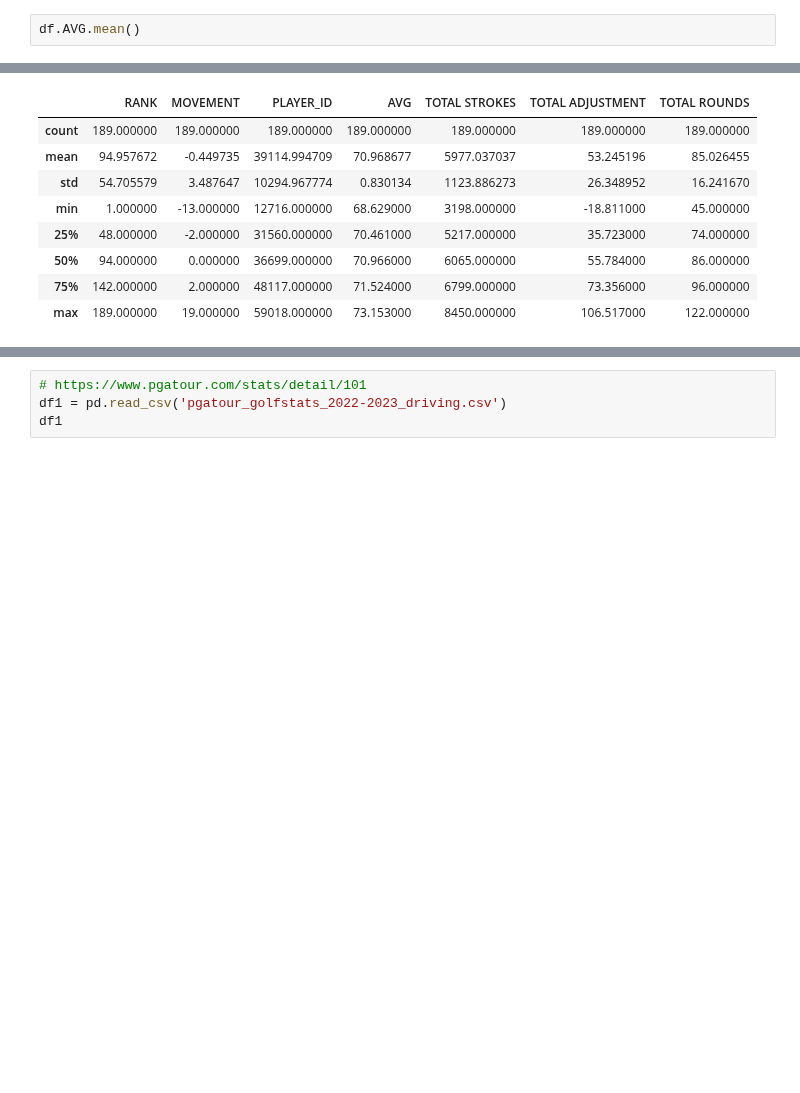
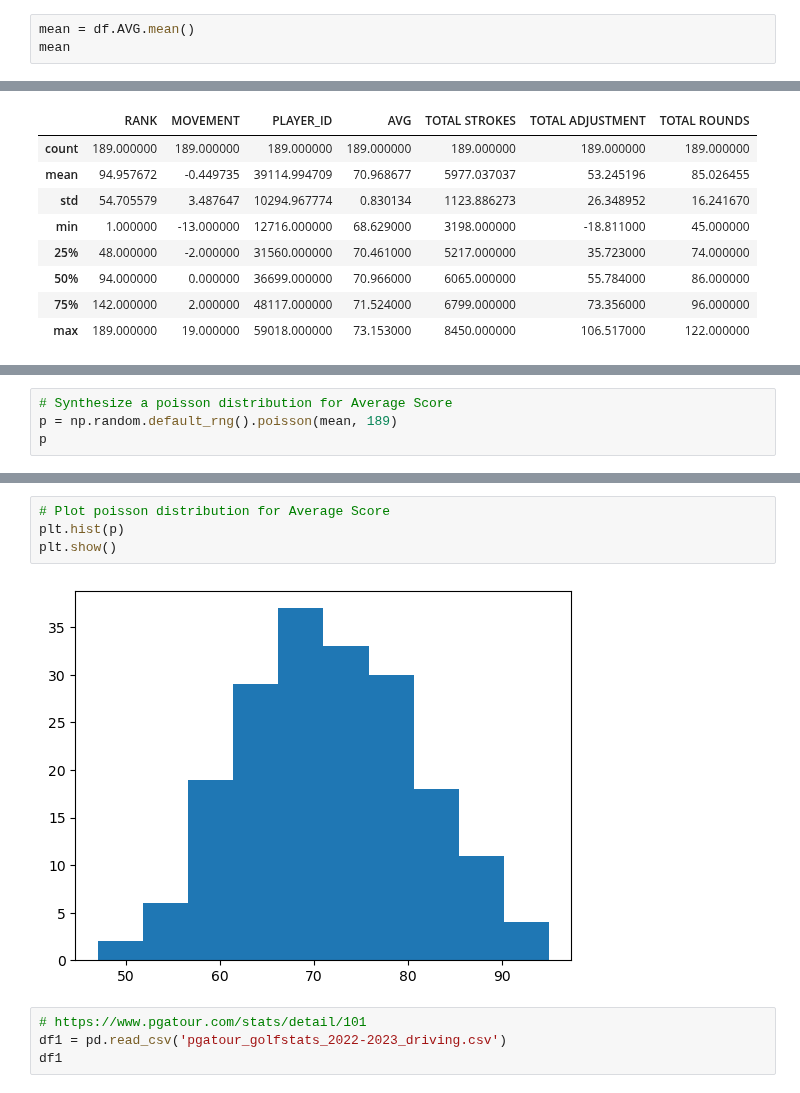
Before and after one commit to mickalleny2k/PfDA_Assignment, a Jupyter notebook: PfDA_Assignment.ipynb, the cells around one changed output, grey strips where cells are left out. Cells and saved outputs as stored; diff of their text form; blank space fills up the shorter version.

Commit message:
Synthesize poisson distribution and plot

```diff
--- a/PfDA_Assignment.ipynb
+++ b/PfDA_Assignment.ipynb
@@ -39,7 +55,8 @@ df.AVG.std()
 # %% [output]
 0.8301339718593281
 # %%
-df.AVG.mean()
+mean = df.AVG.mean()
+mean
 # %% [output]
 70.96867724867725
 # %%
@@ -97,0 +116,4 @@ plt.show()
+# %%
+# Synthesize a poisson distribution for Average Score
+p = np.random.default_rng().poisson(mean, 189)
+p
@@ -98,3 +133,9 @@ plt.show()
+# %%
+# Plot poisson distribution for Average Score
+plt.hist(p)
+plt.show()
+# %% [output]
+[figure, added]
 # %%
 # https://www.pgatour.com/stats/detail/101
 df1 = pd.read_csv('pgatour_golfstats_2022-2023_driving.csv')
```
Also changed, not shown: parts of 25 cells of this notebook.
